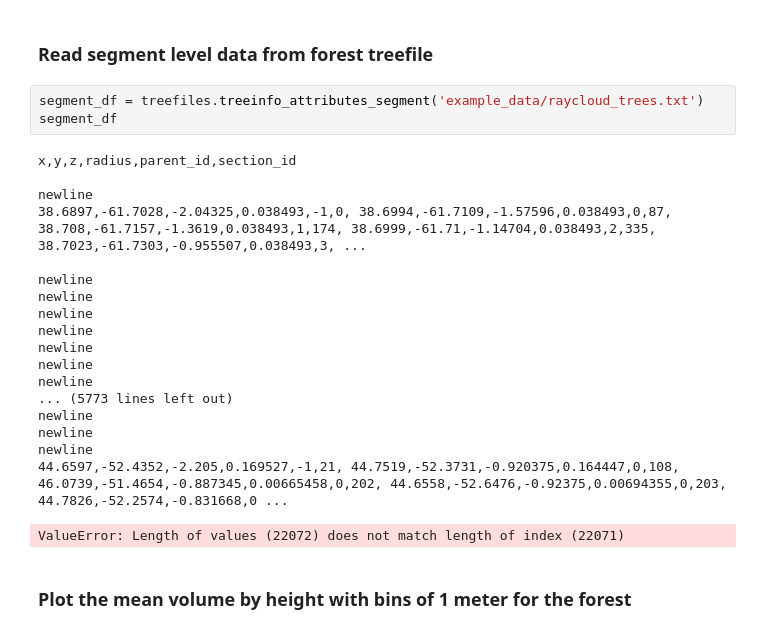
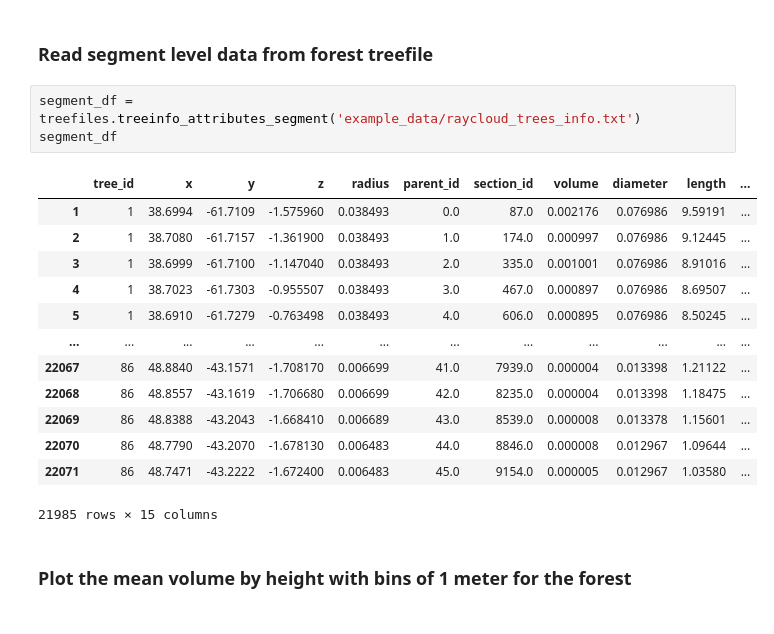
Before and after one commit to tim-devereux/PyTreeFile, a Jupyter notebook: notebooks/treefile_example.ipynb, the cells around one changed output. Drawn from its saved outputs; the diff is of its cells as text.

```diff
--- a/notebooks/treefile_example.ipynb
+++ b/notebooks/treefile_example.ipynb
@@ -14,27 +14,22 @@ from pytreefile import treefiles
 # %% [markdown]
 ### Read segment level data from forest treefile
 # %%
-segment_df = treefiles.treeinfo_attributes_segment('example_data/raycloud_trees.txt')
+segment_df = treefiles.treeinfo_attributes_segment('example_data/raycloud_trees_info.txt')
 segment_df
 # %% [output]
+|  | tree_id | x | y | z | radius | parent_id | section_id | volume | diameter | length | ... |
+| 1 | 1 | 38.6994 | -61.7109 | -1.575960 | 0.038493 | 0.0 | 87.0 | 0.002176 | 0.076986 | 9.59191 | ... |
+| 2 | 1 | 38.7080 | -61.7157 | -1.361900 | 0.038493 | 1.0 | 174.0 | 0.000997 | 0.076986 | 9.12445 | ... |
+| 3 | 1 | 38.6999 | -61.7100 | -1.147040 | 0.038493 | 2.0 | 335.0 | 0.001001 | 0.076986 | 8.91016 | ... |
+| 4 | 1 | 38.7023 | -61.7303 | -0.955507 | 0.038493 | 3.0 | 467.0 | 0.000897 | 0.076986 | 8.69507 | ... |
+| 5 | 1 | 38.6910 | -61.7279 | -0.763498 | 0.038493 | 4.0 | 606.0 | 0.000895 | 0.076986 | 8.50245 | ... |
+| ... | ... | ... | ... | ... | ... | ... | ... | ... | ... | ... | ... |
+| 22067 | 86 | 48.8840 | -43.1571 | -1.708170 | 0.006699 | 41.0 | 7939.0 | 0.000004 | 0.013398 | 1.21122 | ... |
+| 22068 | 86 | 48.8557 | -43.1619 | -1.706680 | 0.006699 | 42.0 | 8235.0 | 0.000004 | 0.013398 | 1.18475 | ... |
+| 22069 | 86 | 48.8388 | -43.2043 | -1.668410 | 0.006689 | 43.0 | 8539.0 | 0.000008 | 0.013378 | 1.15601 | ... |
+| 22070 | 86 | 48.7790 | -43.2070 | -1.678130 | 0.006483 | 44.0 | 8846.0 | 0.000008 | 0.012967 | 1.09644 | ... |
+| 22071 | 86 | 48.7471 | -43.2222 | -1.672400 | 0.006483 | 45.0 | 9154.0 | 0.000005 | 0.012967 | 1.03580 | ... |
-x,y,z,radius,parent_id,section_id
-
-newline
-38.6897,-61.7028,-2.04325,0.038493,-1,0, 38.6994,-61.7109,-1.57596,0.038493,0,87, 38.708,-61.7157,-1.3619,0.038493,1,174, 38.6999,-61.71,-1.14704,0.038493,2,335, 38.7023,-61.7303,-0.955507,0.038493,3, ...
-
-newline
-newline
-newline
-newline
-newline
-newline
-newline
-... (5773 lines left out)
-newline
-newline
-newline
-44.6597,-52.4352,-2.205,0.169527,-1,21, 44.7519,-52.3731,-0.920375,0.164447,0,108, 46.0739,-51.4654,-0.887345,0.00665458,0,202, 44.6558,-52.6476,-0.92375,0.00694355,0,203, 44.7826,-52.2574,-0.831668,0 ...
+21985 rows × 15 columns
-ValueError: Length of values (22072) does not match length of index (22071)
 # %% [markdown]
 ### Plot the mean volume by height with bins of 1 meter for the forest
 # %%
```
Also changed, not shown: 6 other files.
